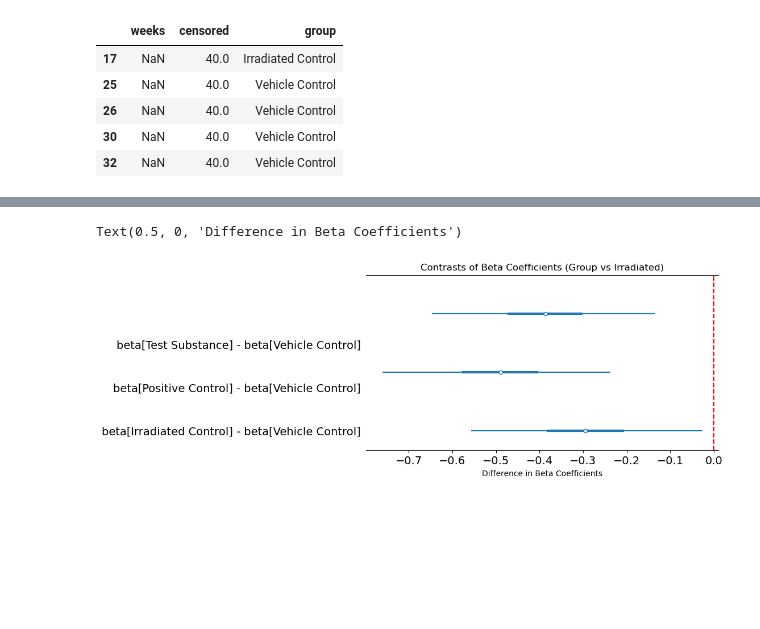
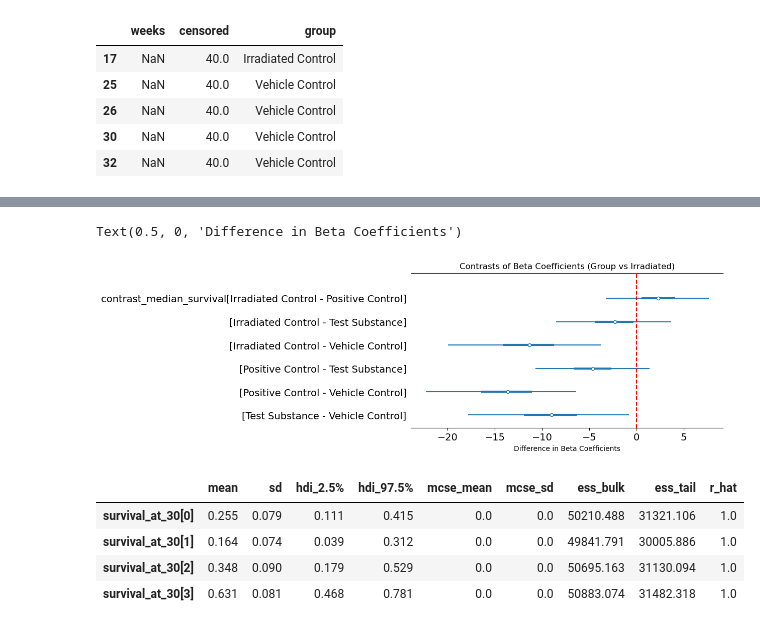
Before and after one commit to nweerasuriya/omscs, a Jupyter notebook: ISYE6420/unit_8-9/homework_6.ipynb, the cells around one changed output, grey strips where cells are left out. Drawn from its saved outputs; the diff is of its cells as text; code cells hidden in the pictures; blank space fills up the shorter version.

```diff
--- a/ISYE6420/unit_8-9/homework_6.ipynb
+++ b/ISYE6420/unit_8-9/homework_6.ipynb
@@ -60,9 +65,13 @@ def contrasts(var, index):
 # %%
 # Model Weibull survival data with right censoring (as censored poinsts are indicated by missing values in weeks variables, and upper limit in censored variable)
-with pm.Model() as model:
-    alpha = pm.Gamma("alpha", alpha=1, beta=1)
-    beta = pm.Normal("beta", mu=0, sigma=1, shape=4)
-    # Scale parameter lambda for each group
+with pm.Model(coords={"group": group_names, "contrast_labels": contrast_labels}) as model:
+    # Associate data with the model
+    pm.Data("group_idx", group_idx)
+    pm.Data("y", y)  # Number of weeks until death or censoring
+
+    alpha = pm.Gamma("alpha", alpha=0.001, beta=0.001)
+    beta = pm.Normal("beta", mu=0, sigma=1000, shape=4)
+    # Scale parameter for each group
     beta_prime = pm.Deterministic("beta_prime", 1/(pm.math.exp(beta[group_idx])))
 
     # Define the likelihood for uncensored data
@@ -80,14 +89,21 @@ with pm.Model() as model:
     pdf = (
         (alpha / beta_prime) * ((obs_censored / beta_prime) ** (alpha - 1)) * pm.math.exp(-((obs_censored / beta_prime) ** alpha))
     )
-    pm.Deterministic("hazard", pdf / S)
+    hazard = pm.Deterministic("hazard", pdf / S)
 
     # Calculate contrasts between groups
-    contrasts(beta, group_names)
+    pm.Deterministic(
+        contrast_var, pairwise_contrasts_v2(median_survival), dims="contrast_labels"
+    )
 
+    # Predict survival at t=30 weeks for each group
+    t_pred = pm.Data("t", 30)
+    pm.Deterministic("survival_at_30", pm.math.exp(-((t_pred * pm.math.exp(beta)) ** alpha)))
+
+    # Sampling
     trace_1 = pm.sample(10000, tune=2000, nuts_sampler="nutpie")
 
-az.summary(trace_1, var_names=["group_level_lambda", "median_survival"], round_to=3, hdi_prob=0.95)
+az.summary(trace_1, var_names=["median_survival"], round_to=3, hdi_prob=0.95)
 # %% [output]
 Found Intel OpenMP ('libiomp') and LLVM OpenMP ('libomp') loaded at
 the same time. Both libraries are known to be incompatible and this
@@ -148,16 +178,26 @@ contrast_summary
 # %%
 az.plot_forest(
     trace_1,
-    var_names=contrast_names,
+    var_names="contrast_median_survival",
     combined=True,
     hdi_prob=0.95,
     figsize=(8, 4),
 )
 plt.title("Contrasts of Beta Coefficients (Group vs Irradiated)")
-plt.yticks(ticks=range(3), labels=contrast_names)
+#plt.yticks(ticks=range(len(irradiated_contrast_names)), labels=irradiated_contrast_names)
 # Add vertical line at zero for reference
 plt.axvline(0, color="red", linestyle="--")
 plt.xlabel("Difference in Beta Coefficients")
 # %% [output]
 Text(0.5, 0, 'Difference in Beta Coefficients')
-[figure, old version]
+[figure, new version]
+# %%
+# Estimate survival for mouse when weeks, t=30 for each group
+survival_t_30 = az.summary(trace_1, var_names=["survival_at_30"], round_to=3, hdi_prob=0.95)
+survival_t_30
+# %% [output]
+|  | mean | sd | hdi_2.5% | hdi_97.5% | mcse_mean | mcse_sd | ess_bulk | ess_tail | r_hat |
+| survival_at_30[0] | 0.255 | 0.079 | 0.111 | 0.415 | 0.0 | 0.0 | 50210.488 | 31321.106 | 1.0 |
+| survival_at_30[1] | 0.164 | 0.074 | 0.039 | 0.312 | 0.0 | 0.0 | 49841.791 | 30005.886 | 1.0 |
+| survival_at_30[2] | 0.348 | 0.090 | 0.179 | 0.529 | 0.0 | 0.0 | 50695.163 | 31130.094 | 1.0 |
+| survival_at_30[3] | 0.631 | 0.081 | 0.468 | 0.781 | 0.0 | 0.0 | 50883.074 | 31482.318 | 1.0 |
```
Also changed, not shown: parts of 47 cells of this notebook.
